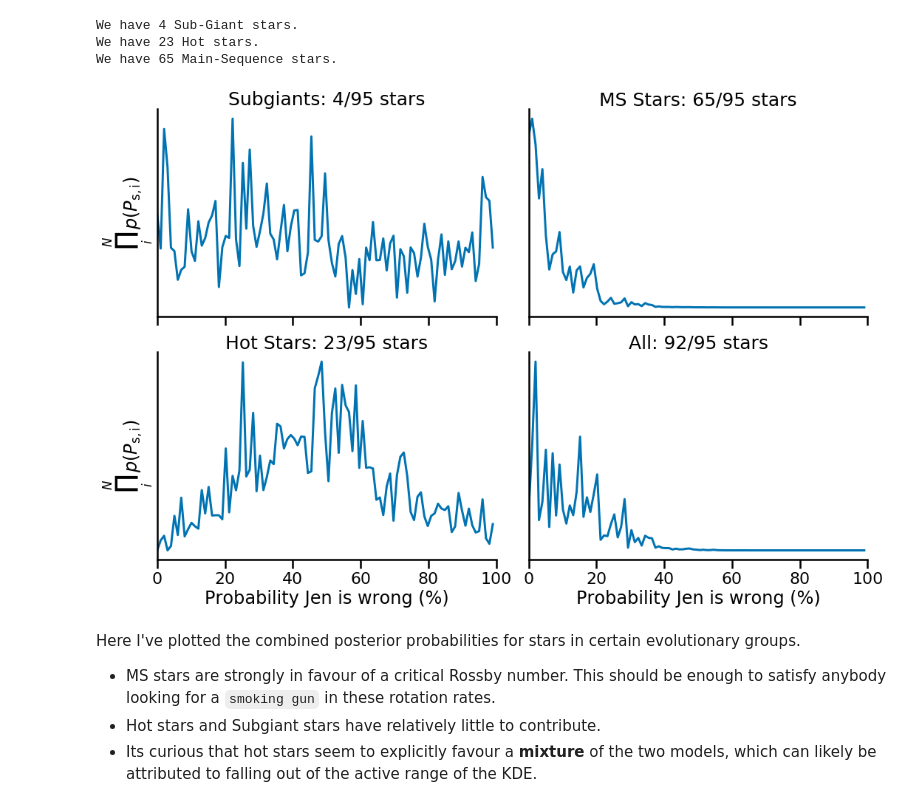
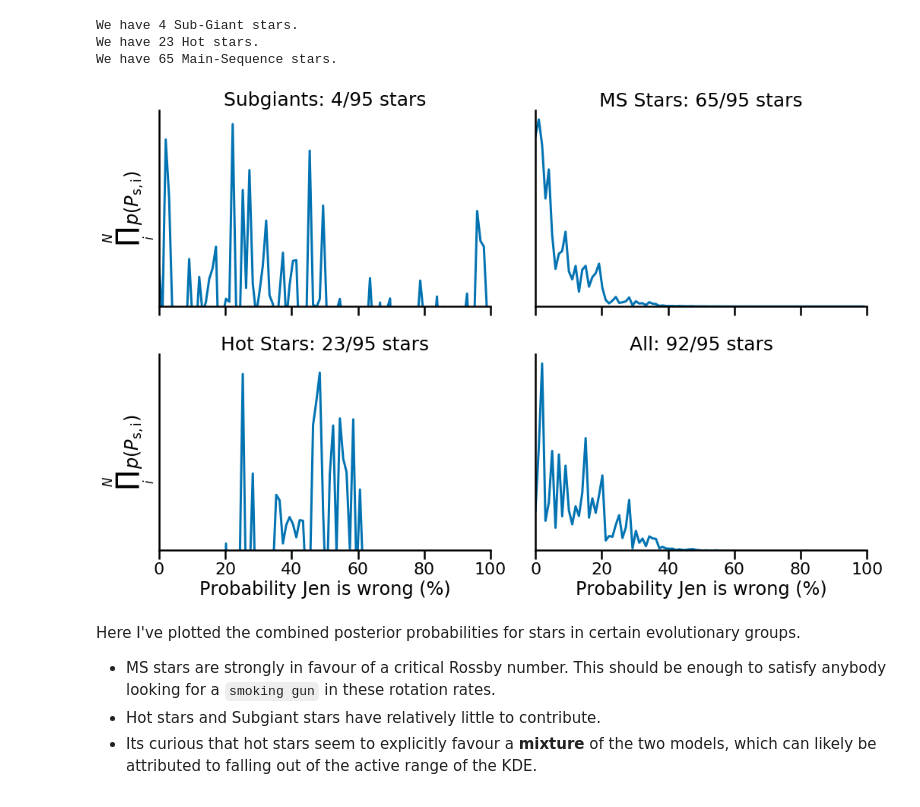
Before and after one commit to ojhall94/malatium, a Jupyter notebook: models/consolidate.ipynb, the cells around one changed output. Saved outputs shown, nothing was run; the diff lists cells and outputs as text; code cells hidden in the pictures.

```diff
--- a/models/consolidate.ipynb
+++ b/models/consolidate.ipynb
@@ -108,34 +109,38 @@ ax = ax.flatten()
 ax[0].plot(bins[:-1], np.prod(hists[sg], axis=0))
 ax[0].set_title(fr'Subgiants: {len(hists[sg])}/95 stars', fontsize=25)
 ax[0].get_yaxis().set_ticks([])
 ax[0].set_xlim(0, 1)
+ax[0].set_ylim(1)
 
 ax[1].plot(bins[:-1], np.prod(hists[ms], axis=0))
 ax[1].set_title(fr'MS Stars: {len(hists[ms])}/95 stars', fontsize=25)
 ax[1].get_yaxis().set_ticks([])
 ax[1].set_xlim(0, 1)
+ax[1].set_ylim(1)
 
 ax[2].plot(bins[:-1], np.prod(hists[h], axis=0))
 ax[2].set_title(fr'Hot Stars: {len(hists[h])}/95 stars', fontsize=25)
 ax[2].get_yaxis().set_ticks([])
 ax[2].set_xlim(0, 1)
+ax[2].set_ylim(1)
 
 ax[3].plot(bins[:-1], np.prod(hists, axis=0))
 ax[3].set_title(fr'All: {len(hists)}/95 stars', fontsize=25)
 ax[3].get_yaxis().set_ticks([])
 ax[3].set_xlim(0, 1)
+ax[3].set_ylim(1)
 
 ax[0].set_ylabel(r'$\prod_i^N\ p(P_{\rm{s, i}})$')
 ax[2].set_ylabel(r'$\prod_i^N\ p(P_{\rm{s, i}})$')
 ax[2].set_xlabel(r'Probability Jen is wrong (%)')
 ax[3].set_xlabel(r'Probability Jen is wrong (%)')
 ax[2].set_xticklabels(['0', '20','40','60','80','100'])
 
 sns.despine()
 fig.tight_layout()
 plt.show()
 # %% [output]
-[figure, old version]
+[figure, new version]
 # %% [markdown]
 Here I've plotted the combined posterior probabilities for stars in certain evolutionary groups.
 
```
Also changed, not shown: parts of 6 cells of this notebook.
